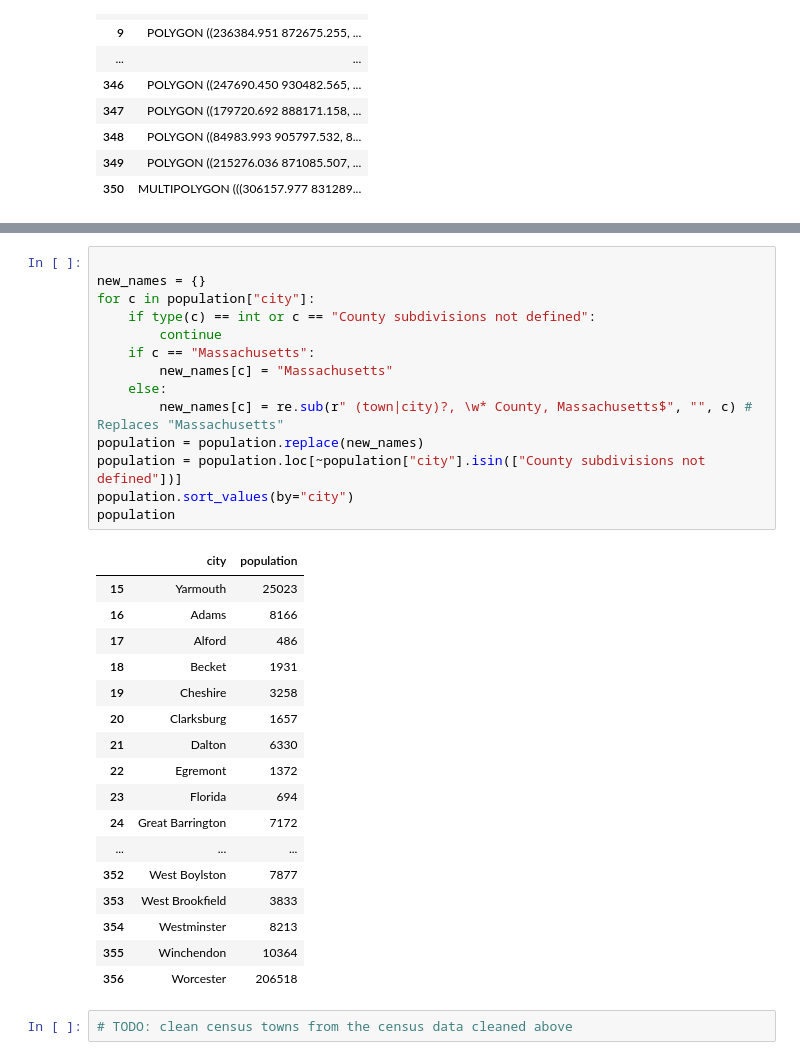
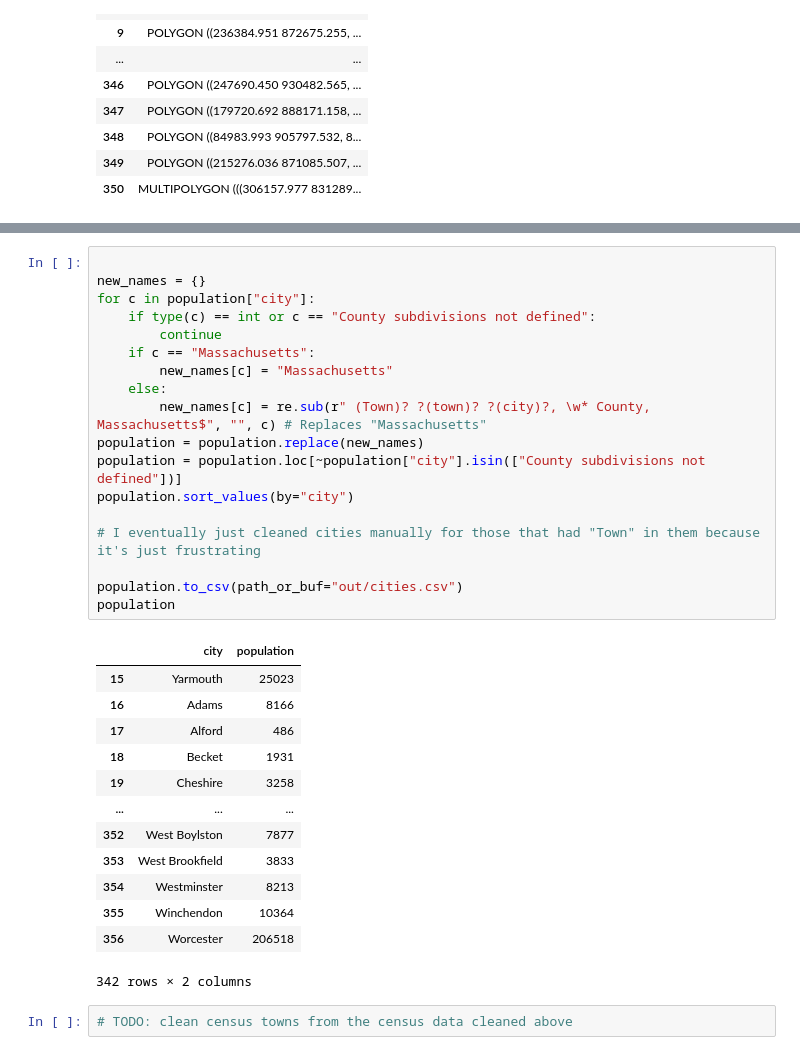
Before and after one commit to specificlanguage/gbh_earmarks, a Jupyter notebook: earmark_analysis.ipynb, the cells around one changed output, grey strips where cells are left out. Drawn from its saved outputs; the diff is of its cells as text.

Commit message:
Ignore tableau/final fixes

```diff
--- a/earmark_analysis.ipynb
+++ b/earmark_analysis.ipynb
@@ -68,35 +64,35 @@ population
 # %%
 
 new_names = {}
 for c in population["city"]:
     if type(c) == int or c == "County subdivisions not defined":
         continue
     if c == "Massachusetts":
         new_names[c] = "Massachusetts"
     else:
-        new_names[c] = re.sub(r" (town|city)?, \w* County, Massachusetts$", "", c) # Replaces "Massachusetts"
+        new_names[c] = re.sub(r" (Town)? ?(town)? ?(city)?, \w* County, Massachusetts$", "", c) # Replaces "Massachusetts"
 population = population.replace(new_names)
 population = population.loc[~population["city"].isin(["County subdivisions not defined"])]
 population.sort_values(by="city")
+
+# I eventually just cleaned cities manually for those that had "Town" in them because it's just frustrating
+
+population.to_csv(path_or_buf="out/cities.csv")
 population
 # %% [output]
 |  | city | population |
 | 15 | Yarmouth | 25023 |
 | 16 | Adams | 8166 |
 | 17 | Alford | 486 |
 | 18 | Becket | 1931 |
 | 19 | Cheshire | 3258 |
-| 20 | Clarksburg | 1657 |
-| 21 | Dalton | 6330 |
-| 22 | Egremont | 1372 |
-| 23 | Florida | 694 |
-| 24 | Great Barrington | 7172 |
 | ... | ... | ... |
 | 352 | West Boylston | 7877 |
 | 353 | West Brookfield | 3833 |
 | 354 | Westminster | 8213 |
 | 355 | Winchendon | 10364 |
 | 356 | Worcester | 206518 |
+342 rows × 2 columns
 # %%
 # TODO: clean census towns from the census data cleaned above
 # %%
```
Also changed, not shown: parts of 5 cells of this notebook, 4 other files.
